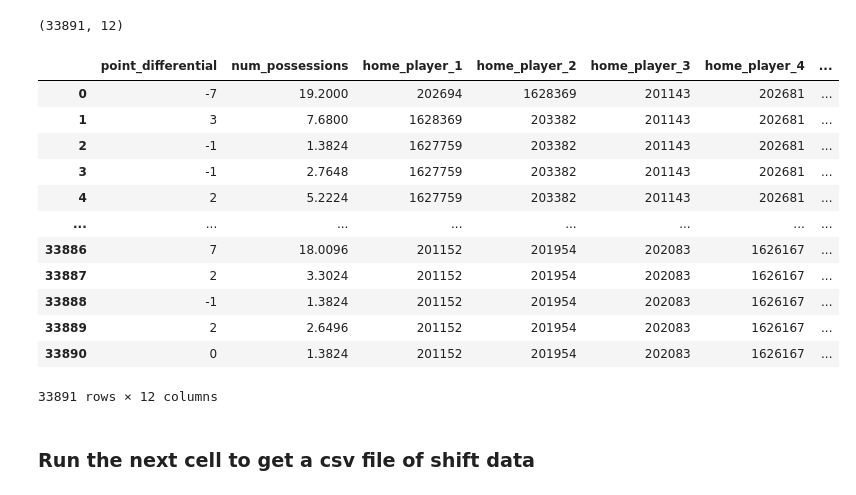
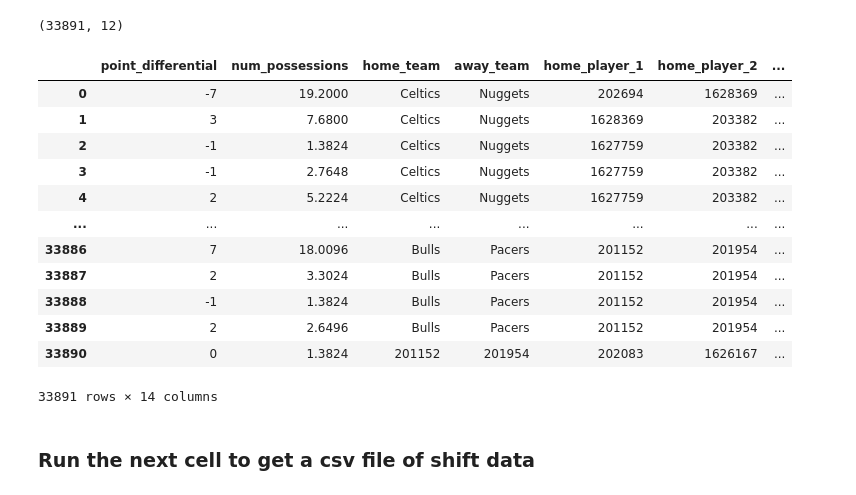
Before and after one commit to coly1119/NBA-Project, a Jupyter notebook: src/data_cleaning_pbp_to_shift.ipynb, the cells around one changed output. Saved outputs shown, nothing was run; the diff lists cells and outputs as text; code cells hidden in the pictures.

```diff
--- a/src/data_cleaning_pbp_to_shift.ipynb
+++ b/src/data_cleaning_pbp_to_shift.ipynb
@@ -72,7 +74,7 @@ data_1819.loc[~pd.isna(data_1819.REBOUND_PLAYER_ID)][['REBOUND_TEAM', 'REBOUND_P
 # %% [markdown]
 ## The cell below gets a subset of columns from the dataset with only the variables that we need for creating shifts
 # %%
-subdata = data_1819[['GAME_ID', 'PCTIMESTRING', 'PERIOD', 'SCOREMARGIN', 'SUB_ENTERED_PLAYER_ID', 'SHOT_PLAYER_ID', 'TURNOVER_PLAYER_ID', 'FREE_THROW_PLAYER_ID', 'REBOUND_PLAYER_ID', 'HOME_PLAYER_ID_1', 'HOME_PLAYER_ID_2', 'HOME_PLAYER_ID_3', 'HOME_PLAYER_ID_4', 'HOME_PLAYER_ID_5', 'AWAY_PLAYER_ID_1', 'AWAY_PLAYER_ID_2', 'AWAY_PLAYER_ID_3', 'AWAY_PLAYER_ID_4', 'AWAY_PLAYER_ID_5']]
+subdata = data_1819[['GAME_ID', 'HOME_TEAM', 'AWAY_TEAM', 'PCTIMESTRING', 'PERIOD', 'SCOREMARGIN', 'SUB_ENTERED_PLAYER_ID', 'SHOT_PLAYER_ID', 'TURNOVER_PLAYER_ID', 'FREE_THROW_PLAYER_ID', 'REBOUND_PLAYER_ID', 'HOME_PLAYER_ID_1', 'HOME_PLAYER_ID_2', 'HOME_PLAYER_ID_3', 'HOME_PLAYER_ID_4', 'HOME_PLAYER_ID_5', 'AWAY_PLAYER_ID_1', 'AWAY_PLAYER_ID_2', 'AWAY_PLAYER_ID_3', 'AWAY_PLAYER_ID_4', 'AWAY_PLAYER_ID_5']]
 
 # subdata.loc[~pd.isna(subdata.SCOREMARGIN)] # need to replace "TIE" with 0
 subdata
@@ -157,6 +159,9 @@ def calculate_possessions(fga, to, fta, oreb):
 # Initialize some variables that will keep track of various statistics to be used for computing possessions and point differential for shifts
 home_players = set()
 away_players = set()
+# initialize home and road team variables
+home_team = None
+away_team = None
 new_shift = True
 game_id = None
 initial_margin = 0 # this will keep track of the score margin at the start of each shift. Note: score margin = home - road scores
@@ -185,6 +190,10 @@ for i in range(len(subdata)):
         for j in range(1, 6):
             player = subdata['AWAY_PLAYER_ID_' + str(j)].iloc[i]
             away_players.add(player)
+
+        # reset home and away teams
+        home_team = subdata.iloc[i]['HOME_TEAM']
+        away_team = subdata.iloc[i]['AWAY_TEAM']
 
         new_shift = False
 
@@ -221,7 +230,7 @@ for i in range(len(subdata)):
             continue
 
         # add this data to some results dataframe
-        shift = [point_diff, num_possessions]
+        shift = [point_diff, num_possessions, home_team, away_team]
         for player in home_players: # add home players to shift
             shift.append(player)
         for player in away_players: # add away players to shift
@@ -324,22 +332,22 @@ np.shape(results)
 (33891, 12)
 # %%
 shifts_df = pd.DataFrame(results)
-shifts_df.columns = ['point_differential', 'num_possessions', 'home_player_1', 'home_player_2', 'home_player_3', 'home_player_4', 'home_player_5', 'away_player_1', 'away_player_2', 'away_player_3', 'away_player_4', 'away_player_5']
+shifts_df.columns = ['point_differential', 'num_possessions', 'home_team', 'away_team', 'home_player_1', 'home_player_2', 'home_player_3', 'home_player_4', 'home_player_5', 'away_player_1', 'away_player_2', 'away_player_3', 'away_player_4', 'away_player_5']
 shifts_df
 # %% [output]
-|  | point_differential | num_possessions | home_player_1 | home_player_2 | home_player_3 | home_player_4 | ... |
-| 0 | -7 | 19.2000 | 202694 | 1628369 | 201143 | 202681 | ... |
-| 1 | 3 | 7.6800 | 1628369 | 203382 | 201143 | 202681 | ... |
-| 2 | -1 | 1.3824 | 1627759 | 203382 | 201143 | 202681 | ... |
-| 3 | -1 | 2.7648 | 1627759 | 203382 | 201143 | 202681 | ... |
-| 4 | 2 | 5.2224 | 1627759 | 203382 | 201143 | 202681 | ... |
+|  | point_differential | num_possessions | home_team | away_team | home_player_1 | home_player_2 | ... |
+| 0 | -7 | 19.2000 | Celtics | Nuggets | 202694 | 1628369 | ... |
+| 1 | 3 | 7.6800 | Celtics | Nuggets | 1628369 | 203382 | ... |
+| 2 | -1 | 1.3824 | Celtics | Nuggets | 1627759 | 203382 | ... |
+| 3 | -1 | 2.7648 | Celtics | Nuggets | 1627759 | 203382 | ... |
+| 4 | 2 | 5.2224 | Celtics | Nuggets | 1627759 | 203382 | ... |
 | ... | ... | ... | ... | ... | ... | ... | ... |
-| 33886 | 7 | 18.0096 | 201152 | 201954 | 202083 | 1626167 | ... |
-| 33887 | 2 | 3.3024 | 201152 | 201954 | 202083 | 1626167 | ... |
-| 33888 | -1 | 1.3824 | 201152 | 201954 | 202083 | 1626167 | ... |
-| 33889 | 2 | 2.6496 | 201152 | 201954 | 202083 | 1626167 | ... |
+| 33886 | 7 | 18.0096 | Bulls | Pacers | 201152 | 201954 | ... |
+| 33887 | 2 | 3.3024 | Bulls | Pacers | 201152 | 201954 | ... |
+| 33888 | -1 | 1.3824 | Bulls | Pacers | 201152 | 201954 | ... |
+| 33889 | 2 | 2.6496 | Bulls | Pacers | 201152 | 201954 | ... |
 | 33890 | 0 | 1.3824 | 201152 | 201954 | 202083 | 1626167 | ... |
-33891 rows × 12 columns
+33891 rows × 14 columns
 # %% [markdown]
 ### Run the next cell to get a csv file of shift data
 # %%
```
Also changed, not shown: parts of 4 cells of this notebook.
